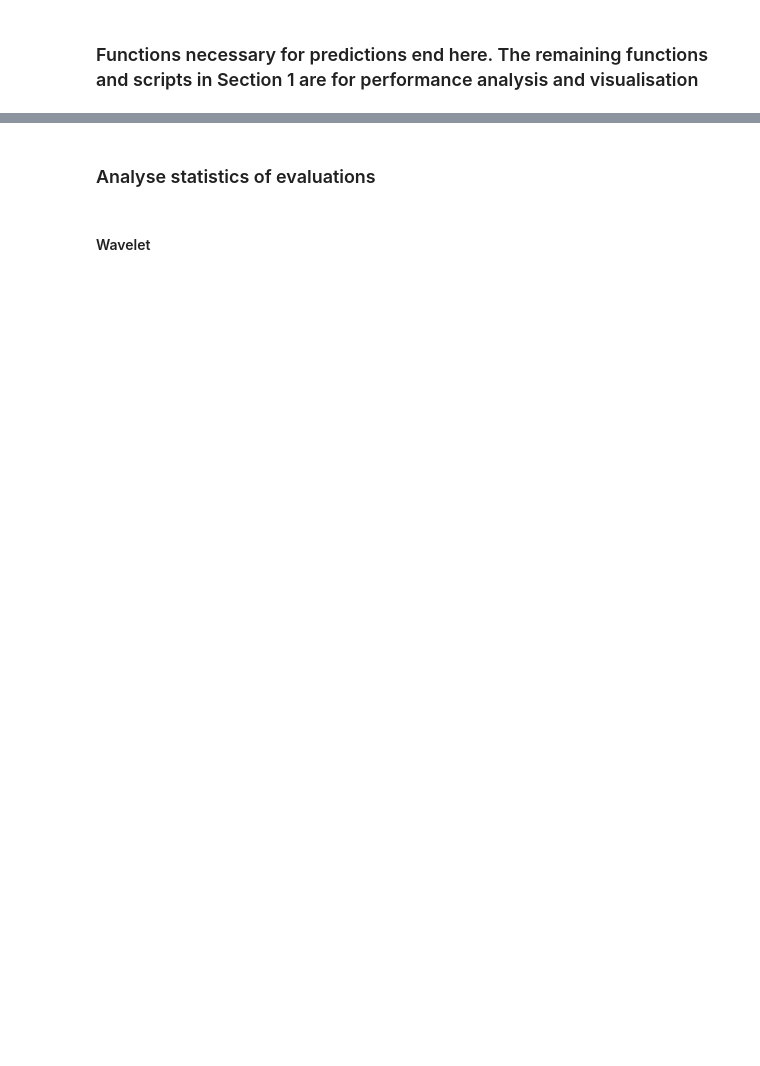
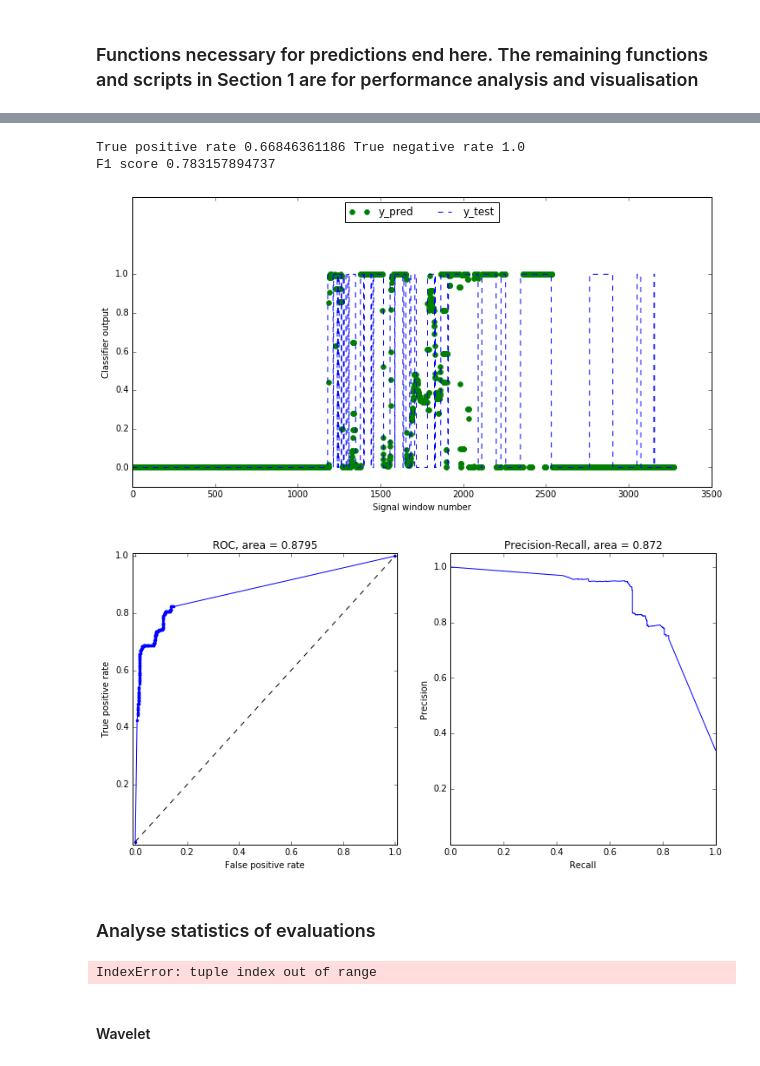
Before and after one commit to ikiskin/ECMLDeepAudio, a Jupyter notebook: proc_data_ECML.ipynb, the cells around one changed output, grey strips where cells are left out. Saved outputs shown, nothing was run; the diff lists cells and outputs as text; code cells hidden in the pictures; blank space fills up the shorter version.

Commit message:
Output, performance metrics, and crossval support added

```diff
--- a/proc_data_ECML.ipynb
+++ b/proc_data_ECML.ipynb
@@ -87,7 +80,7 @@ t = detector_lib.proc_label(signal_list = signal_list, label_list = label_list,
 Using label data_corrob_dz.txt
 # %%
 # Specify whether data to be used in convnet or MLP
-conv = False
+conv = True
 
 # Parameters for feature extraction
 spec_window = 10  # Image width in number of spectrogram samples
@@ -484,3 +229,13 @@ F1 score 0.778787878788
+# %%
+# Option to use median filtering with filter length set by kernel_size.
+# Option to visualise a specific part of the signal output with x_lim = [x_min, x_max]
+
+perf_metrics = detector_lib.plot_output(x_test, y_test, model, median_filtering=True, kernel_size=31, x_lim=None)
+# %% [output]
+True positive rate 0.66846361186 True negative rate 1.0
+F1 score 0.783157894737
+[figure, added]
+[figure, added]
 # %% [markdown]
  ### Analyse statistics of evaluations
 # %%
@@ -494,6 +249,8 @@ no_mozz_samples = x_train[no_mozz].reshape(x_train[no_mozz].shape[0] * x_train[n
 
 binned_fft = np.mean(mozz_samples, axis = 0)
 binned_fft_negative = np.mean(no_mozz_samples, axis = 0)
+# %% [output]
+IndexError: tuple index out of range
 # %% [markdown]
  #### Wavelet
 # %%
```
Also changed, not shown: parts of 19 cells of this notebook, 2 other files.
